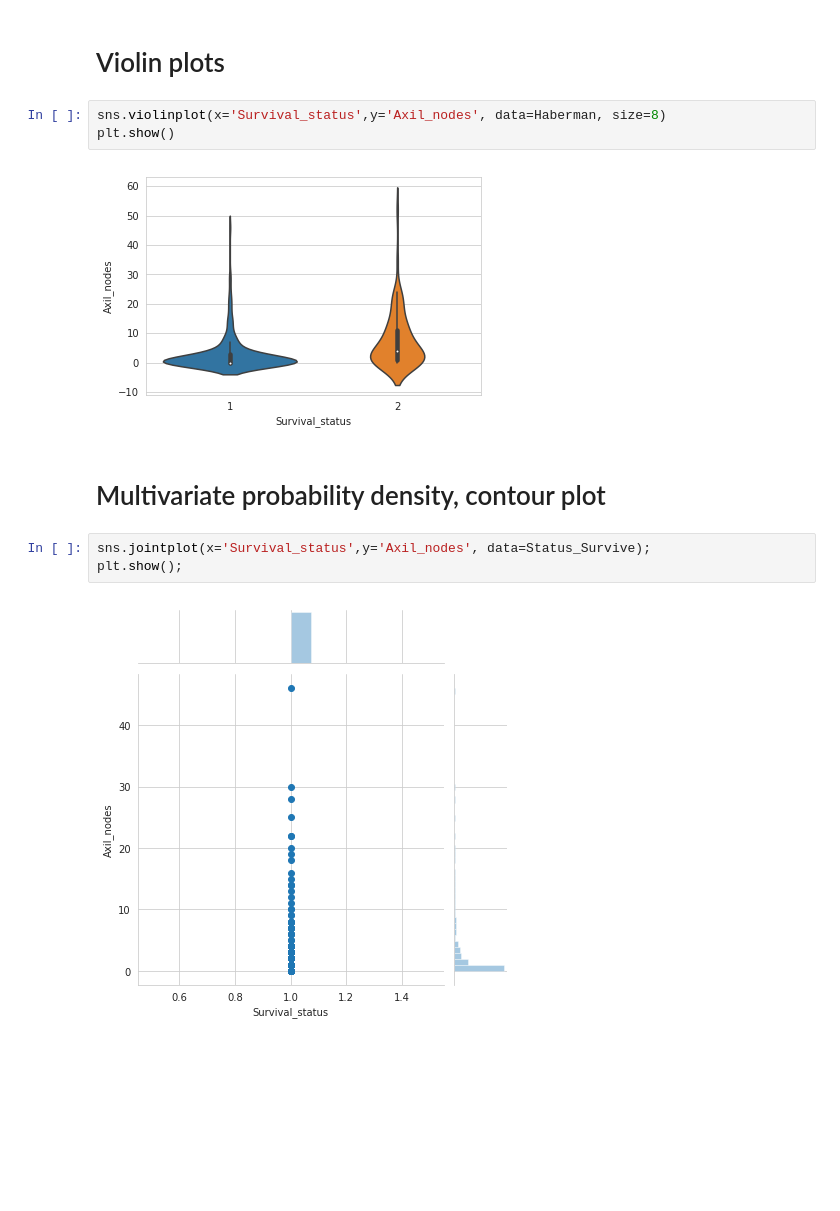
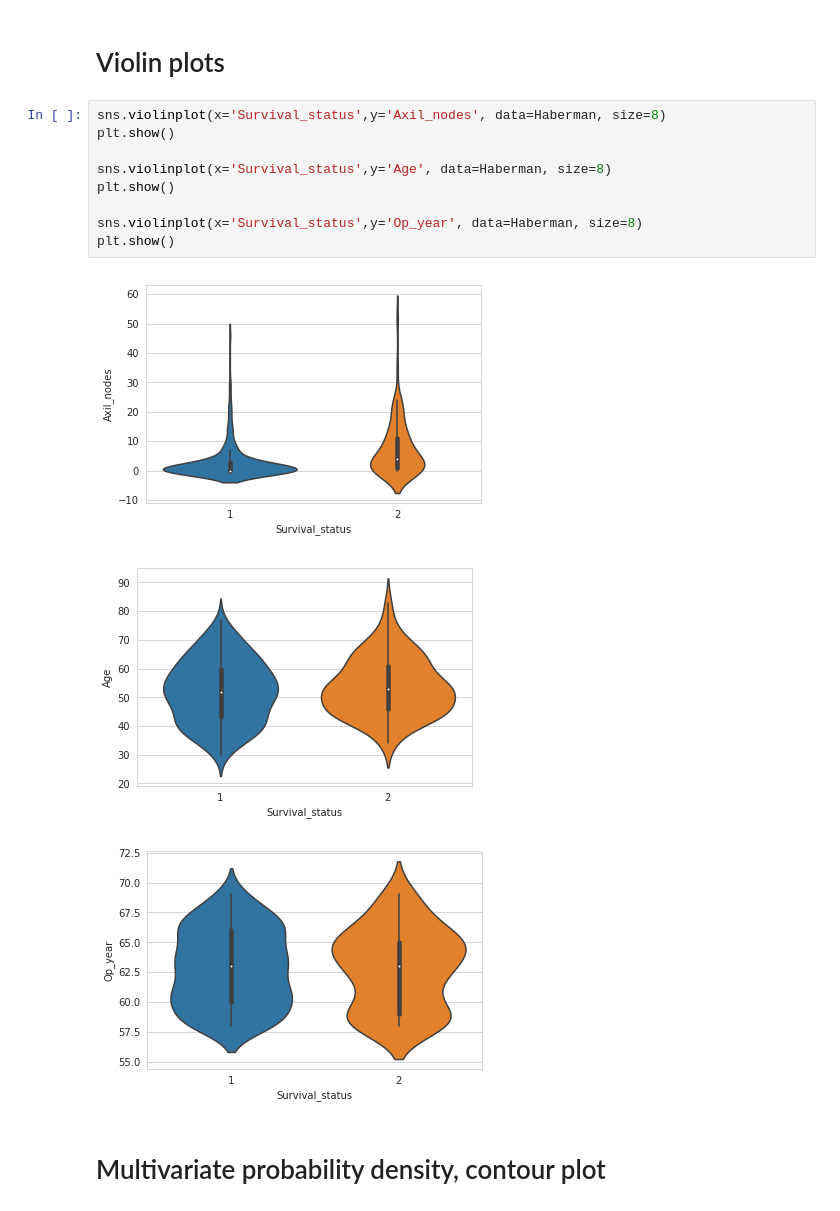
Before and after one commit to skshiraj/EDA-2, a Jupyter notebook: Assignment_1.ipynb, the cells around one changed output. Cells and saved outputs as stored; diff of their text form; blank space fills up the shorter version.

```diff
--- a/Assignment_1.ipynb
+++ b/Assignment_1.ipynb
@@ -276,12 +343,15 @@ plt.show()
 # %%
 sns.violinplot(x='Survival_status',y='Axil_nodes', data=Haberman, size=8)
 plt.show()
+
+sns.violinplot(x='Survival_status',y='Age', data=Haberman, size=8)
+plt.show()
+
+sns.violinplot(x='Survival_status',y='Op_year', data=Haberman, size=8)
+plt.show()
 # %% [output]
 [figure]
+[figure, added]
+[figure, added]
 # %% [markdown]
 # Multivariate probability density, contour plot
-# %%
-sns.jointplot(x='Survival_status',y='Axil_nodes', data=Status_Survive);
-plt.show();
-# %% [output]
-[figure, removed]
```
Also changed, not shown: parts of 4 cells of this notebook.
